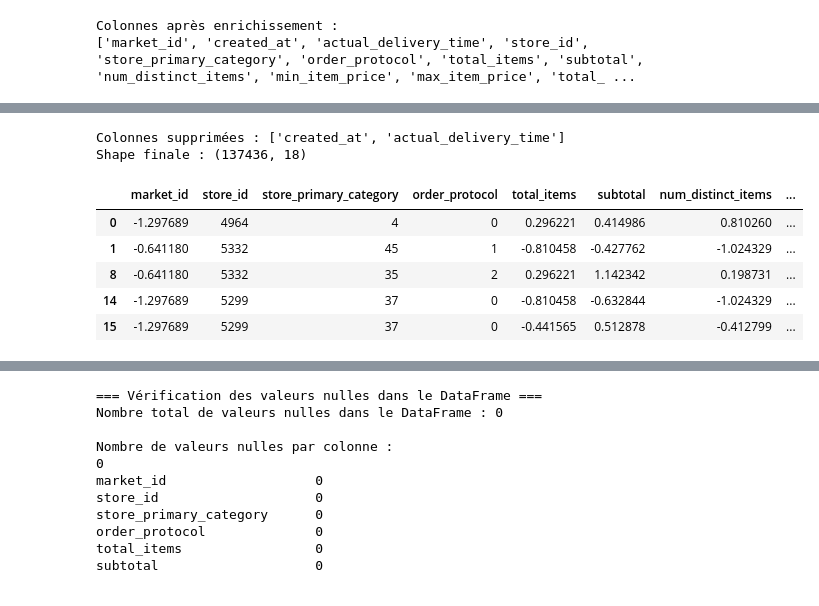
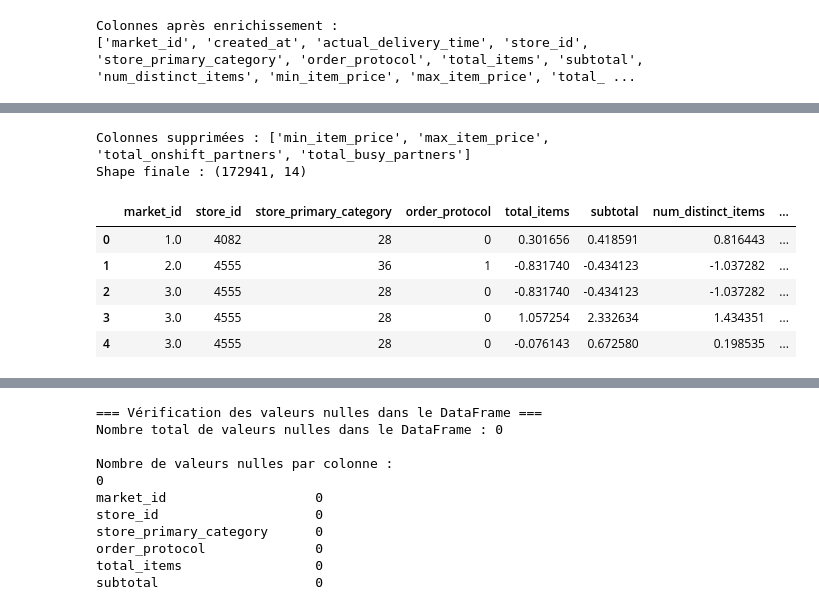
Before and after one commit to chamseddinedoulaEsprit/CRISP-DM-DataSet-Temps-de-livraison, a Jupyter notebook: CRISP-DM Datadelevry.ipynb, the cells around one changed output, grey strips where cells are left out. Saved outputs shown, nothing was run; the diff lists cells and outputs as text; code cells hidden in the pictures.

```diff
--- a/CRISP-DM Datadelevry.ipynb
+++ b/CRISP-DM Datadelevry.ipynb
@@ -314,6 +319,7 @@ if 'created_at' in df.columns and 'actual_delivery_time' in df.columns:
 
 
     # Analyse statistique
+
     print("Statistiques de la variable cible (calculée à la volée) :")
     print(((actual_delivery_time - created_at).dt.total_seconds() / 60.0).describe())
 
@@ -322,11 +328,7 @@ if 'created_at' in df.columns and 'actual_delivery_time' in df.columns:
 
     # Histogramme
     import matplotlib.pyplot as plt
-    plt.hist(((actual_delivery_time - created_at).dt.total_seconds() / 60.0).dropna(), bins=50, edgecolor="black")
-    plt.title("Distribution de la durée de livraison (min)")
-    plt.xlabel("Durée (min)")
-    plt.ylabel("Fréquence")
-    plt.show()
+
     # Analyse des percentiles à la volée
     print('\nPercentiles target:')
     display(((actual_delivery_time - created_at).dt.total_seconds() / 60.0).quantile([0.01,0.05,0.25,0.5,0.75,0.95,0.99]).to_frame('value'))
@@ -470,12 +472,6 @@ if 'created_at' in df.columns and 'actual_delivery_time' in df.columns:
     target_temp = (actual_delivery_time - created_at).dt.total_seconds() / 60.0
     data = target_temp.dropna()
 
-    # Histogramme cible
-    plt.figure(figsize=(8,3))
-    plt.hist(data, bins=80)
-    plt.title('Distribution de la cible (minutes)')
-    plt.xlabel('Minutes'); plt.ylabel('Count'); plt.tight_layout()
-    plt.show()
 
     # Percentiles
     print('Percentiles:')
@@ -841,9 +923,7 @@ df.head()
 # %%
 # Liste des colonnes où on veut supprimer les valeurs nulles
 cols_to_check = [
-    "subtotal", "store_primary_category", "price_range", "delivery_duration_min",
-    "market_id", "order_protocol", "num_distinct_items", "created_at",
-    "max_item_price", "total_items", "min_item_price"
+     "delivery_duration_min"
 ]
 
 # Suppression des lignes avec valeurs nulles dans ces colonnes
@@ -1277,24 +1397,23 @@ Aucune ligne ne contient de valeurs nulles.
 # %%
 # Liste des colonnes à supprimer (exemple)
-cols_to_drop = [
-    'created_at',              # date brute, inutile après calcul de la durée
-    'actual_delivery_time'         # colonne booléenne originale si one-hot encoding déjà créé
+cols_to_drop = ['outlier','created_at','actual_delivery_time'
+   'min_item_price',  'max_item_price'   ,'total_onshift_partners'  ,'total_busy_partners'# colonne booléenne originale si one-hot encoding déjà créé
 ]
 
 # Supprimer les colonnes existantes dans le DataFrame
 cols_to_drop_existing = [c for c in cols_to_drop if c in df.columns]
 df = df.drop(columns=cols_to_drop_existing)
 #  Suppression des colonnes inutiles (exemple : identifiants uniques)
 id_cols = [c for c in df.columns if 'id' in c.lower() and c not in ['market_id']]
 print(f"Colonnes supprimées : {cols_to_drop_existing}")
 print("Shape finale :", df.shape)
 display(df.head())
 # %% [output]
-Colonnes supprimées : ['created_at', 'actual_delivery_time']
-Shape finale : (137436, 18)
+Colonnes supprimées : ['min_item_price', 'max_item_price', 'total_onshift_partners', 'total_busy_partners']
+Shape finale : (172941, 14)
 |  | market_id | store_id | store_primary_category | order_protocol | total_items | subtotal | num_distinct_items | ... |
-| 0 | -1.297689 | 4964 | 4 | 0 | 0.296221 | 0.414986 | 0.810260 | ... |
-| 1 | -0.641180 | 5332 | 45 | 1 | -0.810458 | -0.427762 | -1.024329 | ... |
-| 8 | -0.641180 | 5332 | 35 | 2 | 0.296221 | 1.142342 | 0.198731 | ... |
-| 14 | -1.297689 | 5299 | 37 | 0 | -0.810458 | -0.632844 | -1.024329 | ... |
-| 15 | -1.297689 | 5299 | 37 | 0 | -0.441565 | 0.512878 | -0.412799 | ... |
+| 0 | 1.0 | 4082 | 28 | 0 | 0.301656 | 0.418591 | 0.816443 | ... |
+| 1 | 2.0 | 4555 | 36 | 1 | -0.831740 | -0.434123 | -1.037282 | ... |
+| 2 | 3.0 | 4555 | 28 | 0 | -0.831740 | -0.434123 | -1.037282 | ... |
+| 3 | 3.0 | 4555 | 28 | 0 | 1.057254 | 2.332634 | 1.434351 | ... |
+| 4 | 3.0 | 4555 | 28 | 0 | -0.076143 | 0.672580 | 0.198535 | ... |
```
Also changed, not shown: parts of 36 cells of this notebook, 6 other files.
